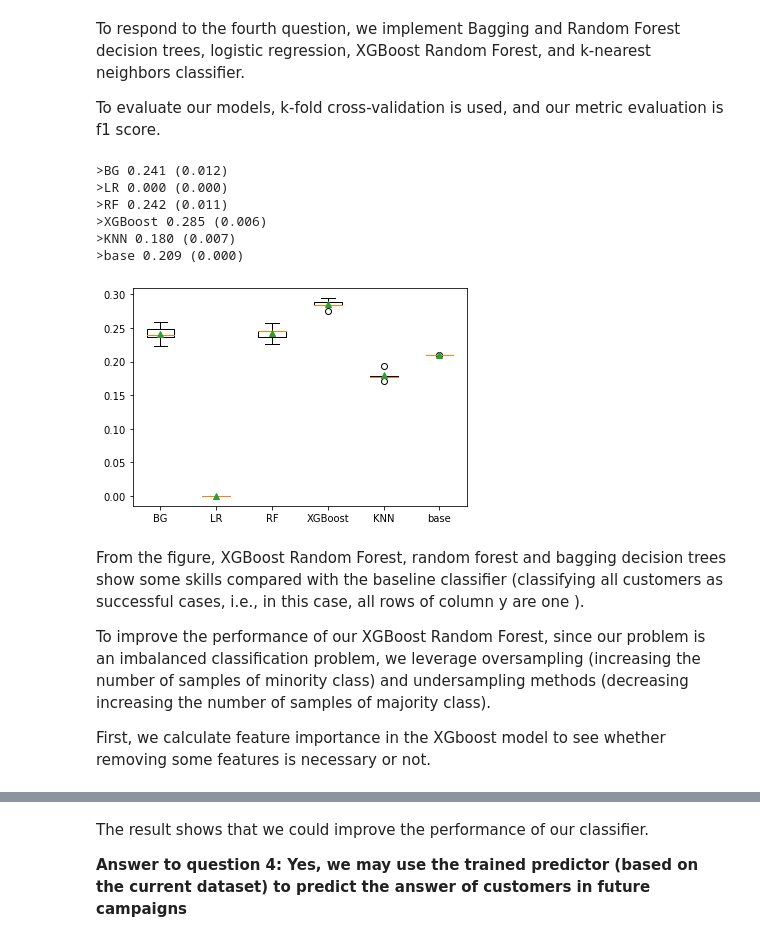
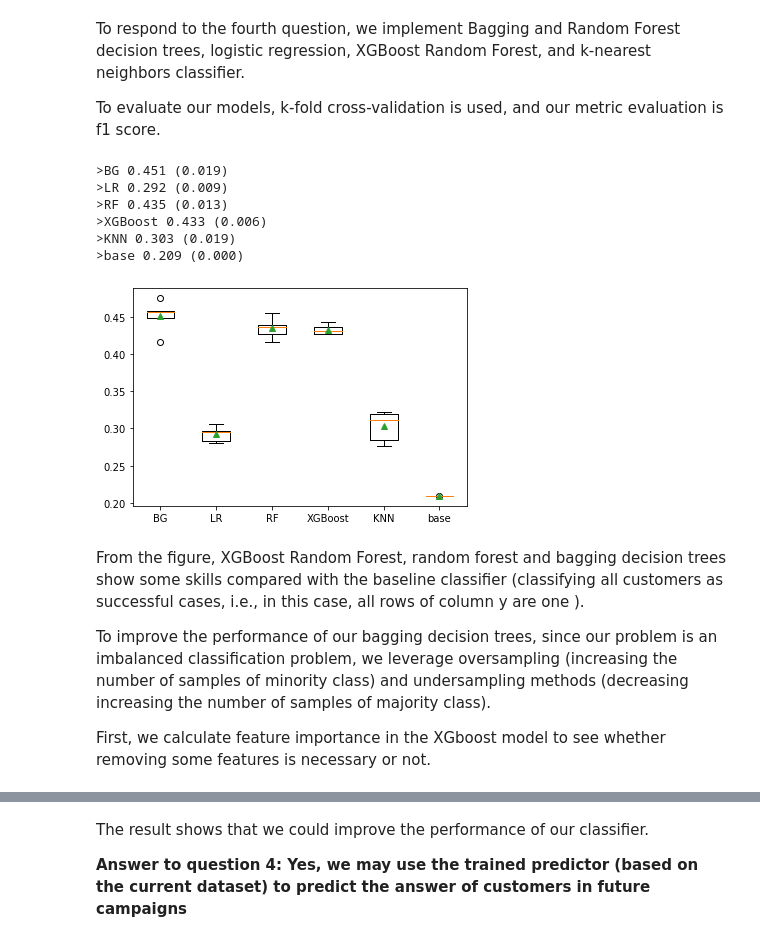
Before and after one commit to Simogh67/-Data-Analysis-Bank-Marketing-Dataset, a Jupyter notebook: Bank-marketing.ipynb, the cells around one changed output, grey strips where cells are left out. Saved outputs shown, nothing was run; the diff lists cells and outputs as text; code cells hidden in the pictures.

```diff
--- a/Bank-marketing.ipynb
+++ b/Bank-marketing.ipynb
@@ -766,7 +761,7 @@ percantage of unknown values in column education:0.04107407489327818
 # %% [markdown]
 Since the number of unknown values in columns job and education is not significant, we remove them.
 # %%
-df=df[(df["job"]!='unknown') | (df["education"]!='unknown')]
+df=df[(df["job"]!='unknown') | (df["education"]!='unknown')| (df['poutcome']!='unknown') | (df['poutcome']!='other')]
 # %% [markdown]
 The column goal in this section is column y. Thus, we separate it from the dataframe.
 
@@ -800,15 +795,15 @@ First of all, since we use logistic regression, we should check co-linearity bet
 
 Then, based on the VIF scores, columns whose VIF scores are higher than 2.6 will be removed.
 # %%
-def vif_truncator(X):
+def vif_truncator(X,s_tresh):
     # Calculating VIF
-    X_dataframe=pd.DataFrame(X)
+    X_dataframe=pd.DataFrame(X.toarray())
     vif = pd.DataFrame()
     vif["variables"] = X_dataframe.columns
     vif["VIF"] = [variance_inflation_factor(X_dataframe.values, i) for i in range(X_dataframe.shape[1])]
-    # removing rows where their vif values are larger than 2.6 from X
-    v_list=list(vif[vif.VIF > 2.6].variables)
-    X=np.delete(X, [i for i in v_list], 1)
+    # removing rows where their vif values are larger than a threshold from X
+    v_list=list(vif[vif.VIF > s_tresh].variables)
+    X=np.delete(X.toarray(), [i for i in v_list], 1)
     return(X)
 # %% [markdown]
 
@@ -821,7 +816,6 @@ def evaluate_model(X, y, model):
     # define evaluation procedure
     cv = RepeatedStratifiedKFold(n_splits=5, n_repeats=1, random_state=1)
     # evaluate model
-    ftwo_scorer = make_scorer(fbeta_score, beta=2)
     scores = cross_val_score(model, X, y, scoring='f1', cv=cv, n_jobs=-1)
     return scores
 # %%
@@ -837,7 +831,7 @@ def get_models():
     models.append(RandomForestClassifier(n_estimators = 100, random_state = 42, n_jobs = -1))
     names.append('RF')
     # XG boost
-    models.append(XGBRFClassifier(n_estimators = 500,scale_pos_weight=10))
+    models.append(XGBRFClassifier(n_estimators = 100,scale_pos_weight=10))
     names.append('XGBoost')
     # NB
     models.append(KNeighborsClassifier())
@@ -853,30 +847,30 @@ results = list()
 # %%
 # evaluate each model
 for i in range(len(models)):
     if names[i]=='LR':
-        X_truncate=vif_truncator(X)
+        X_truncate=vif_truncator(X,2.6)
         scores=evaluate_model(X_truncate,y,models[i])
         results.append(scores)
         print('>%s %.3f (%.3f)' % (names[i], mean(scores), std(scores)))
     else:
         scores=evaluate_model(X,y,models[i])
         results.append(scores)
         print('>%s %.3f (%.3f)' % (names[i], mean(scores), std(scores)))
 # plot the results
 plt.boxplot(results, labels=names, showmeans=True)
 plt.show()
 # %% [output]
->BG 0.241 (0.012)
->LR 0.000 (0.000)
->RF 0.242 (0.011)
->XGBoost 0.285 (0.006)
->KNN 0.180 (0.007)
+>BG 0.451 (0.019)
+>LR 0.292 (0.009)
+>RF 0.435 (0.013)
+>XGBoost 0.433 (0.006)
+>KNN 0.303 (0.019)
 >base 0.209 (0.000)
-[figure, old version]
+[figure, new version]
 # %% [markdown]
 From the figure, XGBoost Random Forest, random forest and bagging decision trees show some skills compared with
 the baseline classifier (classifying all customers as successful cases, i.e., in this case, all rows of column y are one ).
 
-To improve the performance of our XGBoost Random Forest, since our problem is an imbalanced classification problem, we leverage oversampling (increasing the number of samples of minority class) and undersampling methods (decreasing increasing the number of samples of majority class).
+To improve the performance of our bagging decision trees, since our problem is an imbalanced classification problem, we leverage oversampling (increasing the number of samples of minority class) and undersampling methods (decreasing increasing the number of samples of majority class).
 
 First, we calculate feature importance in the XGboost model to see whether removing some features is necessary or not.
```
Also changed, not shown: parts of 8 cells of this notebook.
